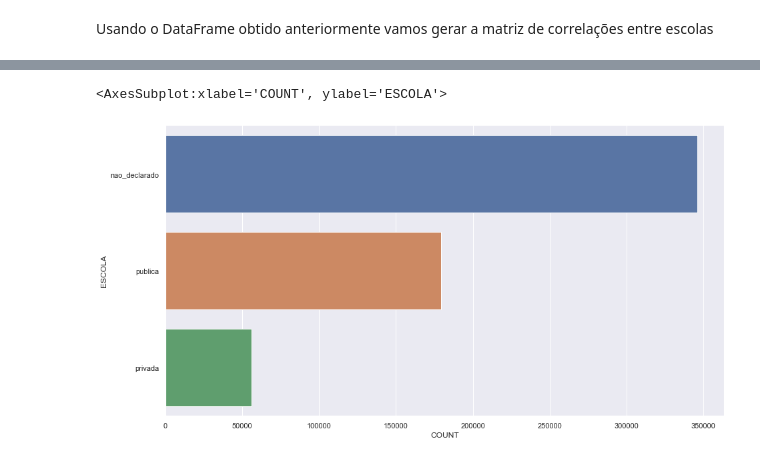
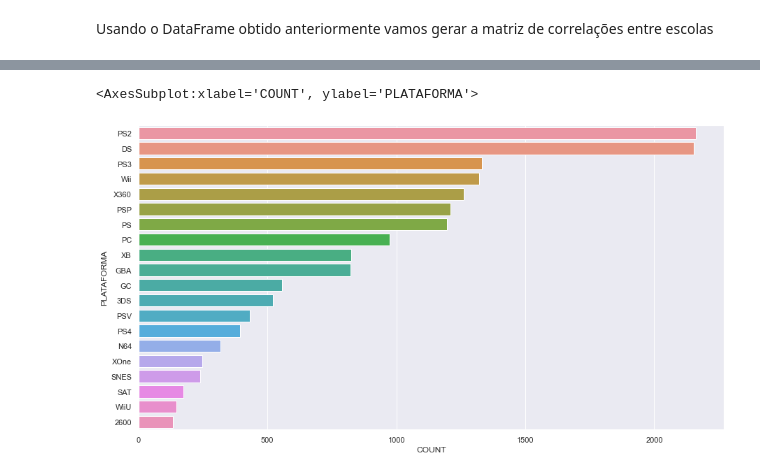
Before and after one commit to Felip-Oliv/Data_Cience, a Jupyter notebook: analise exploratoria/Análise Exploratória.ipynb, the cells around one changed output, grey strips where cells are left out. Saved outputs shown, nothing was run; the diff lists cells and outputs as text; code cells hidden in the pictures.

```diff
--- a/analise exploratoria/Análise Exploratória.ipynb
+++ b/analise exploratoria/Análise Exploratória.ipynb
@@ -226,10 +266,10 @@ df_reclamacao_bairro
 # %%
-dfgraph = df.groupby(['ESCOLA']).size().reset_index(name = 'COUNT')
+dfgraph = df.groupby(['PLATAFORMA']).size().reset_index(name = 'COUNT')
 dfgraph = dfgraph.sort_values('COUNT')
 dfgraph = dfgraph[dfgraph['COUNT'] > 100].sort_values('COUNT', ascending=False)
 
 plt.figure(figsize=(15,8))
-sns.barplot(data=dfgraph, x="COUNT", y="ESCOLA", orient="h")
+sns.barplot(data=dfgraph, x="COUNT", y="PLATAFORMA", orient="h")
 # %% [output]
-<AxesSubplot:xlabel='COUNT', ylabel='ESCOLA'>
+<AxesSubplot:xlabel='COUNT', ylabel='PLATAFORMA'>
-[figure, old version]
+[figure, new version]
```
Also changed, not shown: parts of 5 cells of this notebook.
